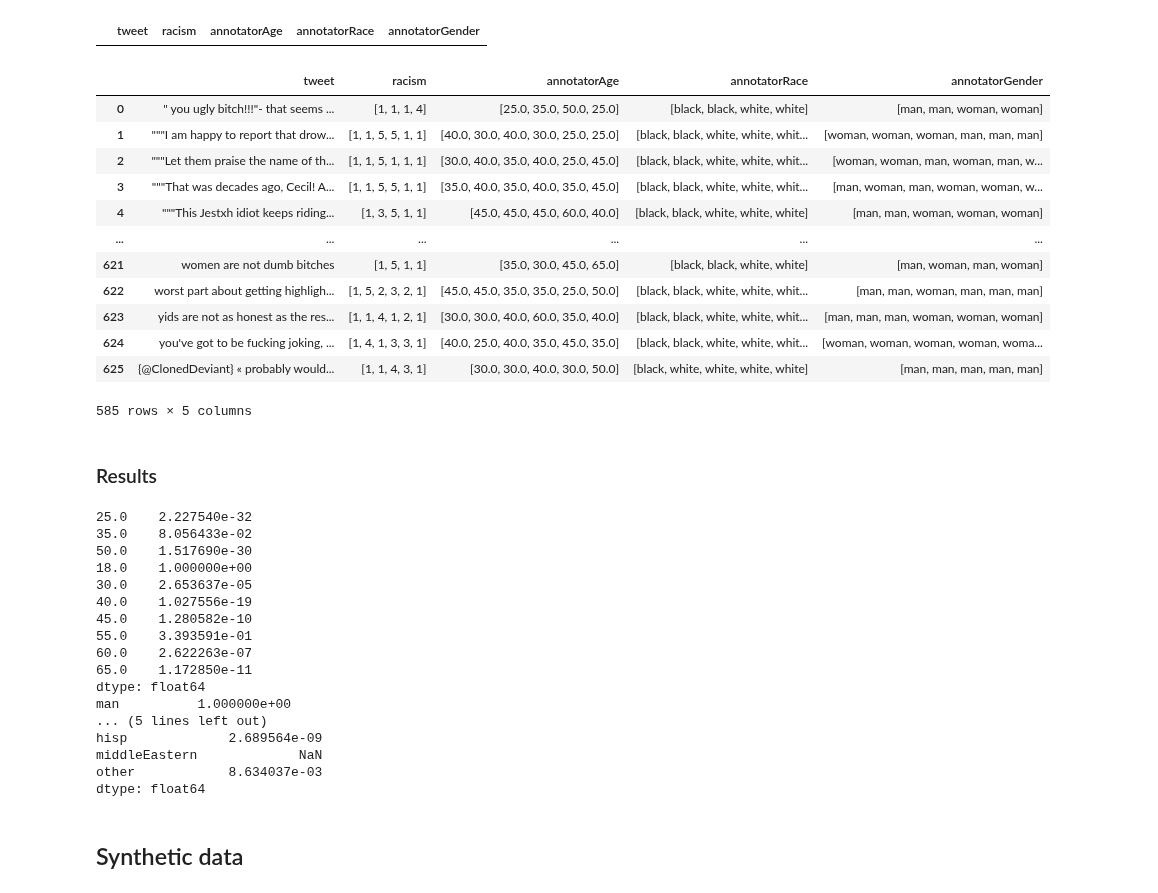
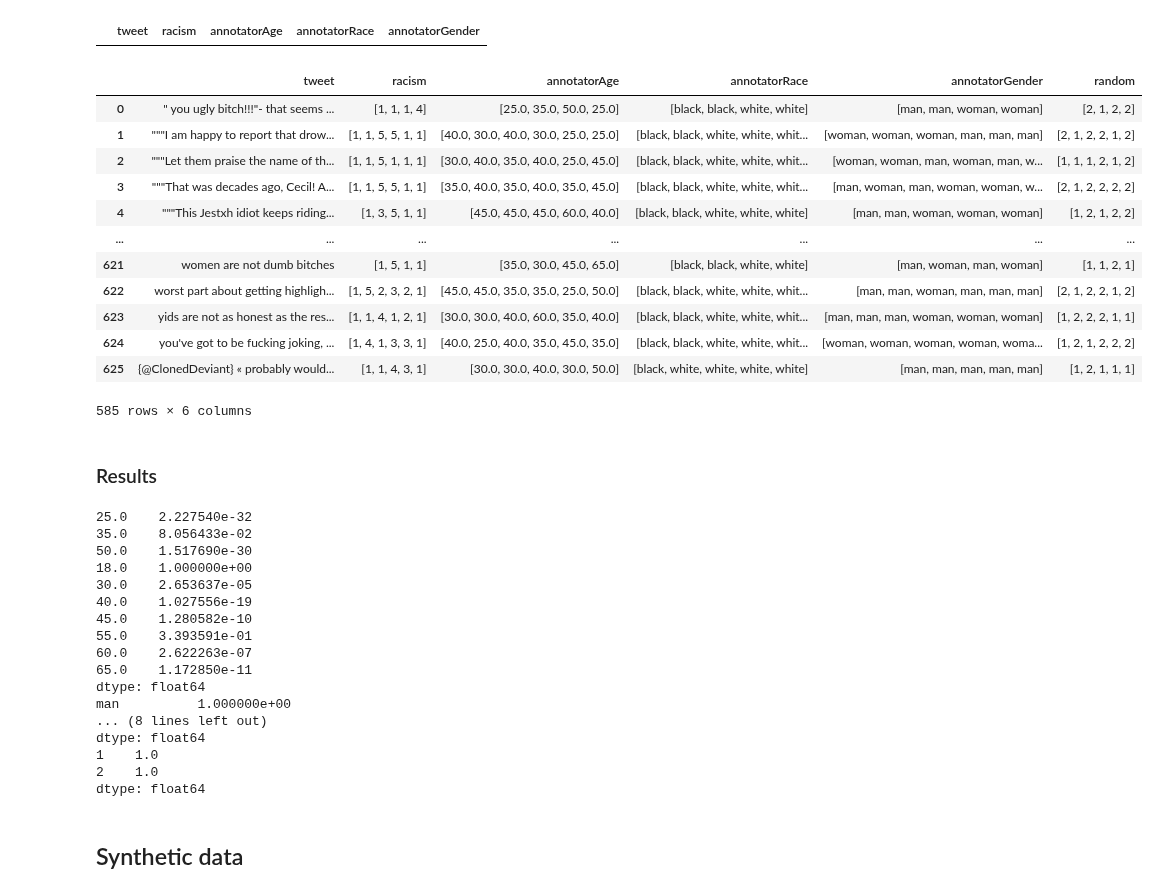
Before and after one commit to dimits-ts/aposteriori-unimodality, a Jupyter notebook: annotator_analysis.ipynb, the cells around one changed output. Cells and saved outputs as stored; diff of their text form; code cells hidden in the pictures.

Commit message:
add random column for control

```diff
--- a/annotator_analysis.ipynb
+++ b/annotator_analysis.ipynb
@@ -36,7 +36,16 @@ df
 | 625 | {@ClonedDeviant} « probably would... | [1, 1, 1, 2, 1] | [1, 1, 1, 3, 1] | [{}, {}, {}, {}, none] | [-0.044936660677194595, 0.0789820... | [-0.5, -0.5, 0.5, 0.0, -0.5] | [5, 3, 2, 5, 3] | ... |
 626 rows × 16 columns
 # %%
-df = df.loc[:, ["tweet", "racism", "annotatorAge","annotatorRace", "annotatorGender"]]
+df = df.loc[
+    :,
+    [
+        "tweet",
+        "racism",
+        "annotatorAge",
+        "annotatorRace",
+        "annotatorGender",
+    ],
+]
 df
 # %% [output]
 |  | tweet | racism | annotatorAge | annotatorRace | annotatorGender |
@@ -80,23 +89,28 @@ find_inconsistent_rows(df)
 |  | tweet | racism | annotatorAge | annotatorRace | annotatorGender |
 # %%
 df.annotatorRace = df.annotatorRace.apply(lambda x: None if ("na" in x) else x)
-df.annotatorGender = df.annotatorGender.apply(lambda x: None if ("na" in x) else x)
+df.annotatorGender = df.annotatorGender.apply(
+    lambda x: None if ("na" in x) else x
+)
+df["random"] = df.racism.apply(
+    lambda x: [np.random.randint(1, 3) for _ in range(len(x))]
+)
 df = df.dropna()
 df
 # %% [output]
-|  | tweet | racism | annotatorAge | annotatorRace | annotatorGender |
-| 0 | " you ugly bitch!!!"- that seems ... | [1, 1, 1, 4] | [25.0, 35.0, 50.0, 25.0] | [black, black, white, white] | [man, man, woman, woman] |
-| 1 | """I am happy to report that drow... | [1, 1, 5, 5, 1, 1] | [40.0, 30.0, 40.0, 30.0, 25.0, 25.0] | [black, black, white, white, whit... | [woman, woman, woman, man, man, man] |
-| 2 | """Let them praise the name of th... | [1, 1, 5, 1, 1, 1] | [30.0, 40.0, 35.0, 40.0, 25.0, 45.0] | [black, black, white, white, whit... | [woman, woman, man, woman, man, w... |
-| 3 | """That was decades ago, Cecil! A... | [1, 1, 5, 5, 1, 1] | [35.0, 40.0, 35.0, 40.0, 35.0, 45.0] | [black, black, white, white, whit... | [man, woman, man, woman, woman, w... |
-| 4 | """This Jestxh idiot keeps riding... | [1, 3, 5, 1, 1] | [45.0, 45.0, 45.0, 60.0, 40.0] | [black, black, white, white, white] | [man, man, woman, woman, woman] |
-| ... | ... | ... | ... | ... | ... |
-| 621 | women are not dumb bitches | [1, 5, 1, 1] | [35.0, 30.0, 45.0, 65.0] | [black, black, white, white] | [man, woman, man, woman] |
-| 622 | worst part about getting highligh... | [1, 5, 2, 3, 2, 1] | [45.0, 45.0, 35.0, 35.0, 25.0, 50.0] | [black, black, white, white, whit... | [man, man, woman, man, man, man] |
-| 623 | yids are not as honest as the res... | [1, 1, 4, 1, 2, 1] | [30.0, 30.0, 40.0, 60.0, 35.0, 40.0] | [black, black, white, white, whit... | [man, man, man, woman, woman, woman] |
-| 624 | you've got to be fucking joking, ... | [1, 4, 1, 3, 3, 1] | [40.0, 25.0, 40.0, 35.0, 45.0, 35.0] | [black, black, white, white, whit... | [woman, woman, woman, woman, woma... |
-| 625 | {@ClonedDeviant} « probably would... | [1, 1, 4, 3, 1] | [30.0, 30.0, 40.0, 30.0, 50.0] | [black, white, white, white, white] | [man, man, man, man, man] |
+|  | tweet | racism | annotatorAge | annotatorRace | annotatorGender | random |
+| 0 | " you ugly bitch!!!"- that seems ... | [1, 1, 1, 4] | [25.0, 35.0, 50.0, 25.0] | [black, black, white, white] | [man, man, woman, woman] | [2, 1, 2, 2] |
+| 1 | """I am happy to report that drow... | [1, 1, 5, 5, 1, 1] | [40.0, 30.0, 40.0, 30.0, 25.0, 25.0] | [black, black, white, white, whit... | [woman, woman, woman, man, man, man] | [2, 1, 2, 2, 1, 2] |
+| 2 | """Let them praise the name of th... | [1, 1, 5, 1, 1, 1] | [30.0, 40.0, 35.0, 40.0, 25.0, 45.0] | [black, black, white, white, whit... | [woman, woman, man, woman, man, w... | [1, 1, 1, 2, 1, 2] |
+| 3 | """That was decades ago, Cecil! A... | [1, 1, 5, 5, 1, 1] | [35.0, 40.0, 35.0, 40.0, 35.0, 45.0] | [black, black, white, white, whit... | [man, woman, man, woman, woman, w... | [2, 1, 2, 2, 2, 2] |
+| 4 | """This Jestxh idiot keeps riding... | [1, 3, 5, 1, 1] | [45.0, 45.0, 45.0, 60.0, 40.0] | [black, black, white, white, white] | [man, man, woman, woman, woman] | [1, 2, 1, 2, 2] |
+| ... | ... | ... | ... | ... | ... | ... |
+| 621 | women are not dumb bitches | [1, 5, 1, 1] | [35.0, 30.0, 45.0, 65.0] | [black, black, white, white] | [man, woman, man, woman] | [1, 1, 2, 1] |
+| 622 | worst part about getting highligh... | [1, 5, 2, 3, 2, 1] | [45.0, 45.0, 35.0, 35.0, 25.0, 50.0] | [black, black, white, white, whit... | [man, man, woman, man, man, man] | [2, 1, 2, 2, 1, 2] |
+| 623 | yids are not as honest as the res... | [1, 1, 4, 1, 2, 1] | [30.0, 30.0, 40.0, 60.0, 35.0, 40.0] | [black, black, white, white, whit... | [man, man, man, woman, woman, woman] | [1, 2, 2, 2, 1, 1] |
+| 624 | you've got to be fucking joking, ... | [1, 4, 1, 3, 3, 1] | [40.0, 25.0, 40.0, 35.0, 45.0, 35.0] | [black, black, white, white, whit... | [woman, woman, woman, woman, woma... | [1, 2, 1, 2, 2, 2] |
+| 625 | {@ClonedDeviant} « probably would... | [1, 1, 4, 3, 1] | [30.0, 30.0, 40.0, 30.0, 50.0] | [black, white, white, white, white] | [man, man, man, man, man] | [1, 2, 1, 1, 1] |
-585 rows × 5 columns
+585 rows × 6 columns
 # %% [markdown]
 ### Results
 # %%
@@ -158,6 +175,14 @@ print(
         comment_key_col="tweet",
     )
 )
+print(
+    run_aposteriori(
+        df,
+        feature_col="random",
+        value_col="racism",
+        comment_key_col="tweet",
+    )
+)
 # %% [output]
 25.0    2.227540e-32
 35.0    8.056433e-02
@@ -171,11 +196,11 @@ print(
 65.0    1.172850e-11
 dtype: float64
 man          1.000000e+00
-... (5 lines left out)
-hisp             2.689564e-09
-middleEastern             NaN
-other            8.634037e-03
+... (8 lines left out)
 dtype: float64
+1    1.0
+2    1.0
+dtype: float64
 # %% [markdown]
 ## Synthetic data
 # %%
```
Also changed, not shown: parts of 1 cell of this notebook.
